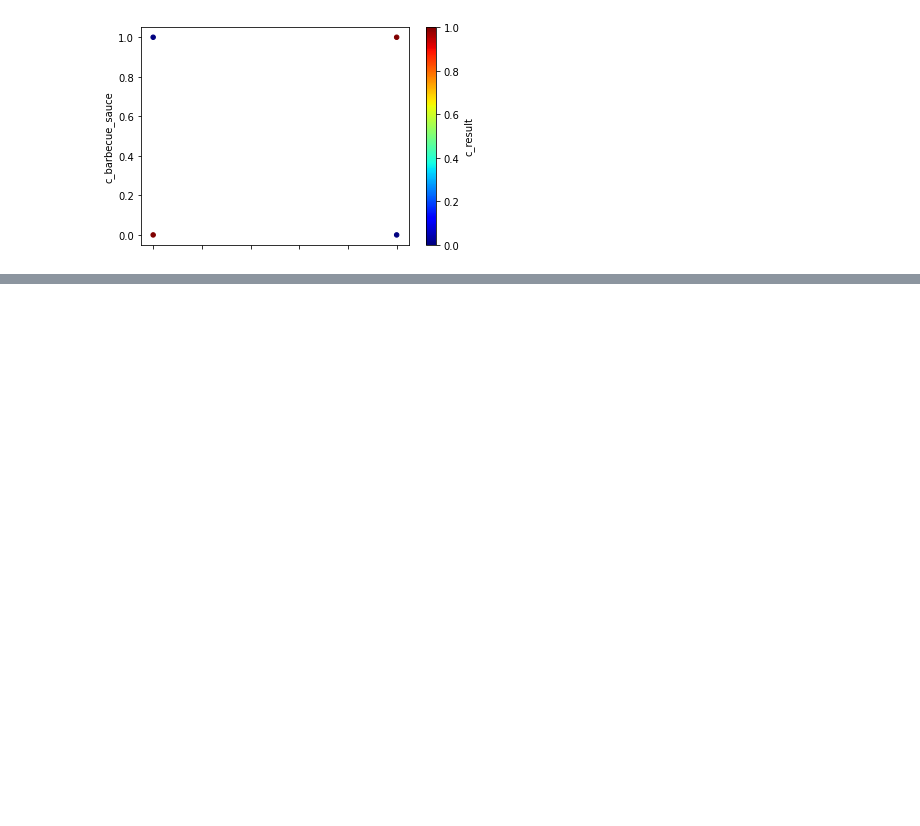
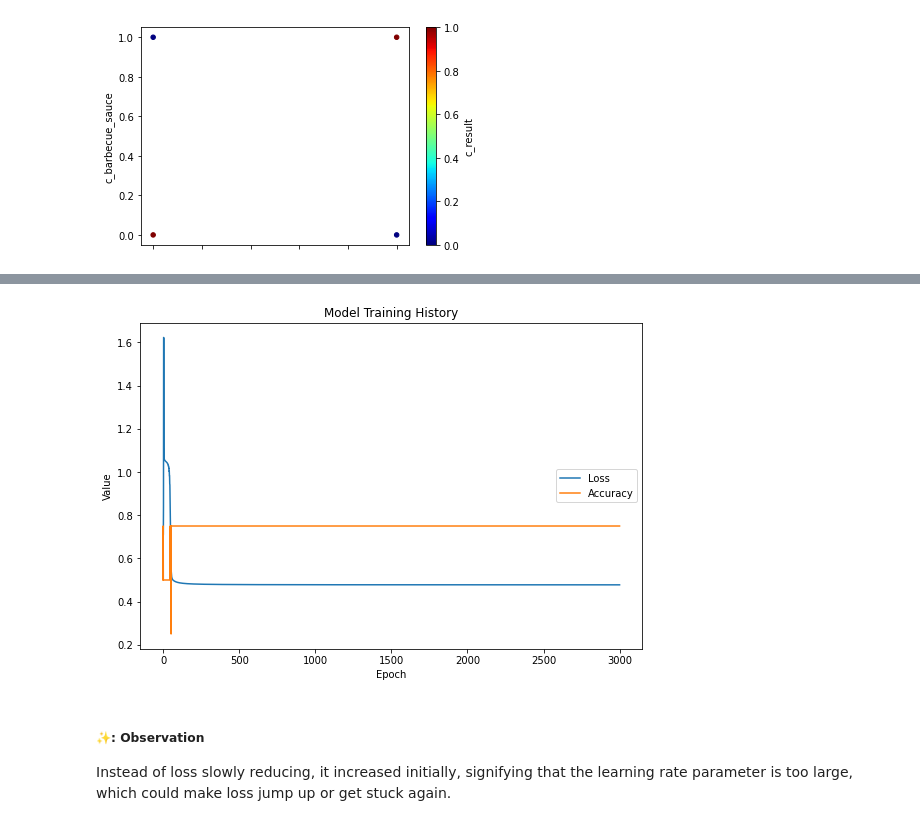
Before and after one commit to seamus0215/Deep-learning-from-the-ground-up, a Jupyter notebook: snn.ipynb, the cells around one changed output, grey strips where cells are left out. Saved outputs shown, nothing was run; the diff lists cells and outputs as text; code cells hidden in the pictures; blank space fills up the shorter version.

```diff
--- a/snn.ipynb
+++ b/snn.ipynb
@@ -56,0 +145,14 @@ pizza_sauce.plot(
+# %%
+# Re-training the model
+
+input_layer = Dense(units=2, input_dim=2, activation='sigmoid')
+output_layer = Dense(units=1, activation='sigmoid')
+
+pizza_sauce_model = Sequential()
+pizza_sauce_model.add(input_layer)
+pizza_sauce_model.add(output_layer)
+
+high_lr_sgd = SGD(learning_rate=10)
+
+pizza_sauce_model.compile(loss='binary_crossentropy', optimizer=high_lr_sgd, metrics=['accuracy'])
+pizza_sauce_model.summary()
@@ -56,0 +173,6 @@ pizza_sauce.plot(
+# %%
+high_lr_model_history = pizza_sauce_model.fit(
+    pizza_sauce[['c_tomato_sauce', 'c_barbecue_sauce']],
+    pizza_sauce['c_result'],
+    epochs=3000
+)
@@ -56,0 +197,16 @@ pizza_sauce.plot(
+# %%
+# Let's take a look at the training loss
+
+plt.figure(figsize=(9, 6))
+plt.plot(high_lr_model_history.history['loss'])
+plt.plot(high_lr_model_history.history['accuracy'])
+plt.title('Model Training History')
+plt.ylabel('Value')
+plt.xlabel('Epoch')
+plt.legend(['Loss', 'Accuracy'], loc='center right')
+plt.show()
+# %% [output]
+[figure, added]
+# %% [markdown]
+##### ✨: Observation
+Instead of loss slowly reducing, it increased initially, signifying that the learning rate parameter is too large, which could make loss jump up or get stuck again.
```
Also changed, not shown: parts of 12 cells of this notebook, 1 other file.
